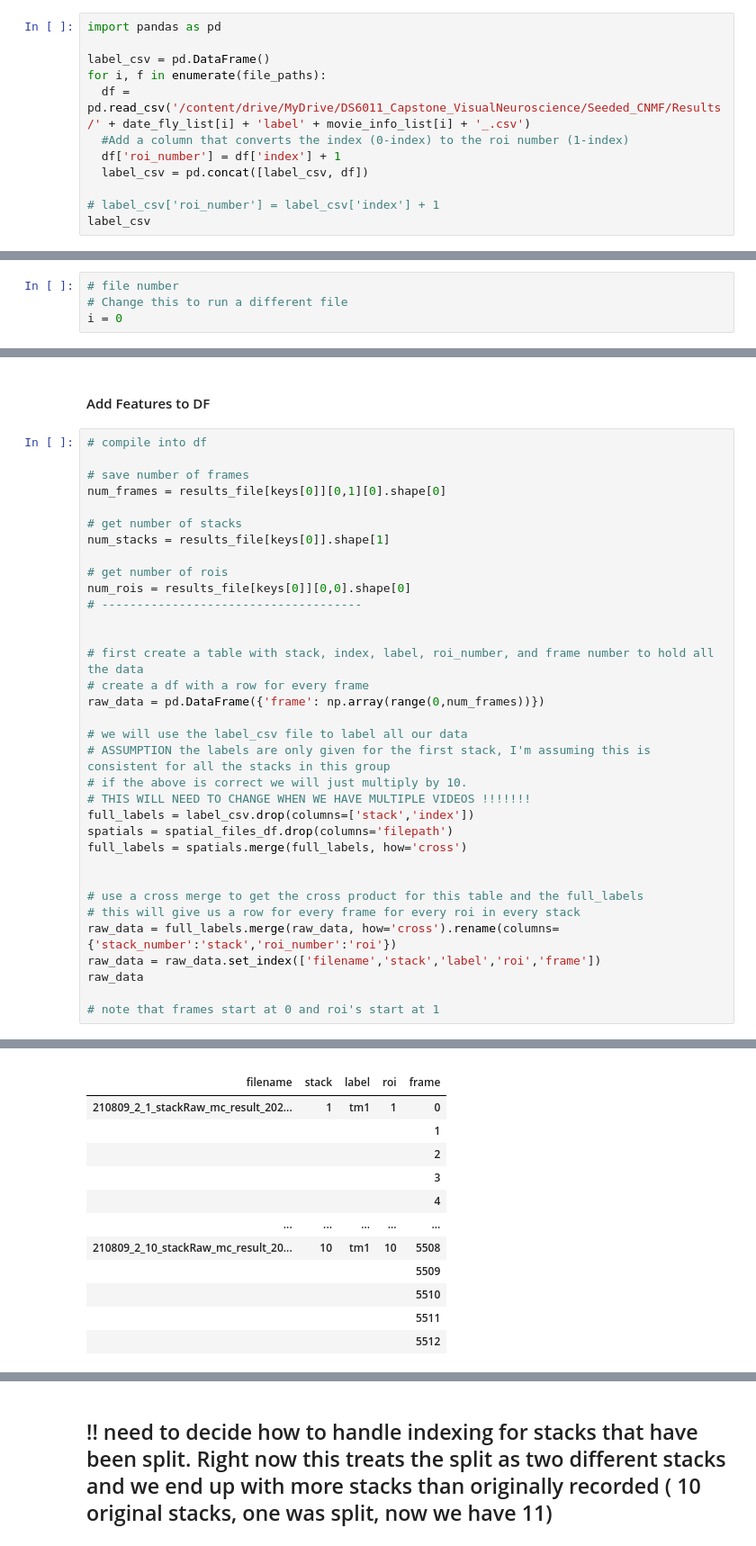
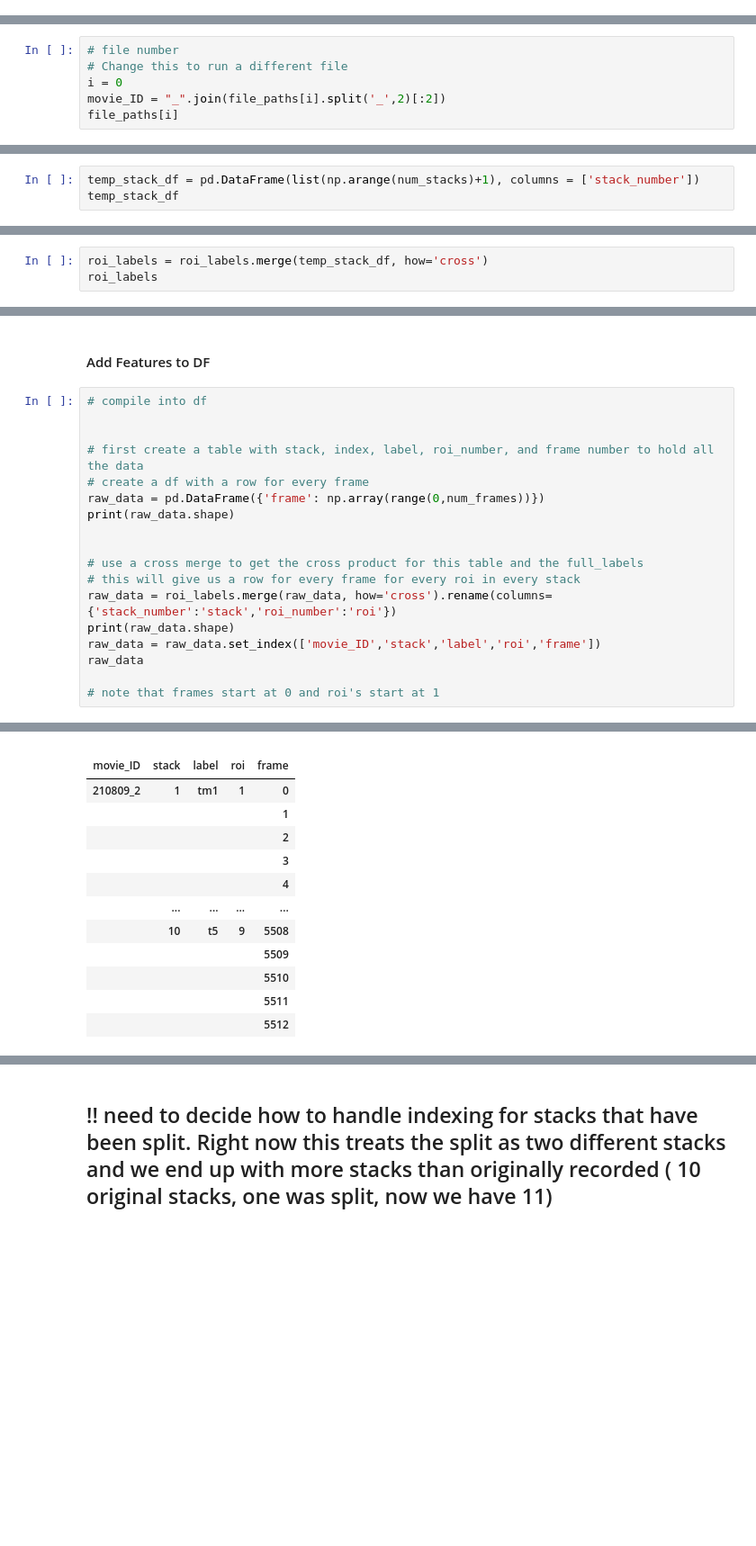
Before and after one commit to laurenneal/capstone-visual-neuroscience, a Jupyter notebook: get_results_and_features_stack_by_stack.ipynb, the cells around one changed output, grey strips where cells are left out. Shown at 90% size. Drawn from its saved outputs; the diff is of its cells as text; blank space fills up the shorter version.

```diff
--- a/get_results_and_features_stack_by_stack.ipynb
+++ b/get_results_and_features_stack_by_stack.ipynb
@@ -186,14 +264,2 @@ spatial_matrices[0].shape
 # %% [markdown]
 # Cell type labels
-# %%
-import pandas as pd
-
-label_csv = pd.DataFrame()
-for i, f in enumerate(file_paths):
-  df = pd.read_csv('/content/drive/MyDrive/DS6011_Capstone_VisualNeuroscience/Seeded_CNMF/Results/' + date_fly_list[i] + 'label' + movie_info_list[i] + '_.csv')
-  #Add a column that converts the index (0-index) to the roi number (1-index)
-  df['roi_number'] = df['index'] + 1
-  label_csv = pd.concat([label_csv, df])
-
-# label_csv['roi_number'] = label_csv['index'] + 1
-label_csv
@@ -270,3 +314,5 @@ Extracting raw features for 15 rois across 10 stacks
 # file number
 # Change this to run a different file
 i = 0
+movie_ID = "_".join(file_paths[i].split('_',2)[:2])
+file_paths[i]
@@ -301,0 +394,3 @@ for l in keys:
+# %%
+temp_stack_df = pd.DataFrame(list(np.arange(num_stacks)+1), columns = ['stack_number'])
+temp_stack_df
@@ -301,0 +409,3 @@ for l in keys:
+# %%
+roi_labels = roi_labels.merge(temp_stack_df, how='cross')
+roi_labels
@@ -423,35 +506,19 @@ spatial_matrices[0].shape
 #### Add Features to DF
 # %%
 # compile into df
-
-# save number of frames
-num_frames = results_file[keys[0]][0,1][0].shape[0]
-
-# get number of stacks
-num_stacks = results_file[keys[0]].shape[1]
-
-# get number of rois
-num_rois = results_file[keys[0]][0,0].shape[0]
-# -------------------------------------
 
 
 # first create a table with stack, index, label, roi_number, and frame number to hold all the data
 # create a df with a row for every frame
 raw_data = pd.DataFrame({'frame': np.array(range(0,num_frames))})
-
-# we will use the label_csv file to label all our data
-# ASSUMPTION the labels are only given for the first stack, I'm assuming this is consistent for all the stacks in this group
-# if the above is correct we will just multiply by 10.
-# THIS WILL NEED TO CHANGE WHEN WE HAVE MULTIPLE VIDEOS !!!!!!!
-full_labels = label_csv.drop(columns=['stack','index'])
-spatials = spatial_files_df.drop(columns='filepath')
-full_labels = spatials.merge(full_labels, how='cross')
+print(raw_data.shape)
 
 
 # use a cross merge to get the cross product for this table and the full_labels
 # this will give us a row for every frame for every roi in every stack
-raw_data = full_labels.merge(raw_data, how='cross').rename(columns={'stack_number':'stack','roi_number':'roi'})
-raw_data = raw_data.set_index(['filename','stack','label','roi','frame'])
+raw_data = roi_labels.merge(raw_data, how='cross').rename(columns={'stack_number':'stack','roi_number':'roi'})
+print(raw_data.shape)
+raw_data = raw_data.set_index(['movie_ID','stack','label','roi','frame'])
 raw_data
 
 # note that frames start at 0 and roi's start at 1
@@ -459,12 +528,12 @@ raw_data
 |  |  |  |  |  |
-| filename | stack | label | roi | frame |
-| 210809_2_1_stackRaw_mc_result_202... | 1 | tm1 | 1 | 0 |
+| movie_ID | stack | label | roi | frame |
+| 210809_2 | 1 | tm1 | 1 | 0 |
 |  |  |  |  | 1 |
 |  |  |  |  | 2 |
 |  |  |  |  | 3 |
 |  |  |  |  | 4 |
-| ... | ... | ... | ... | ... |
-| 210809_2_10_stackRaw_mc_result_20... | 10 | tm1 | 10 | 5508 |
+|  | ... | ... | ... | ... |
+|  | 10 | t5 | 9 | 5508 |
 |  |  |  |  | 5509 |
 |  |  |  |  | 5510 |
 |  |  |  |  | 5511 |
```
Also changed, not shown: parts of 44 cells of this notebook.
